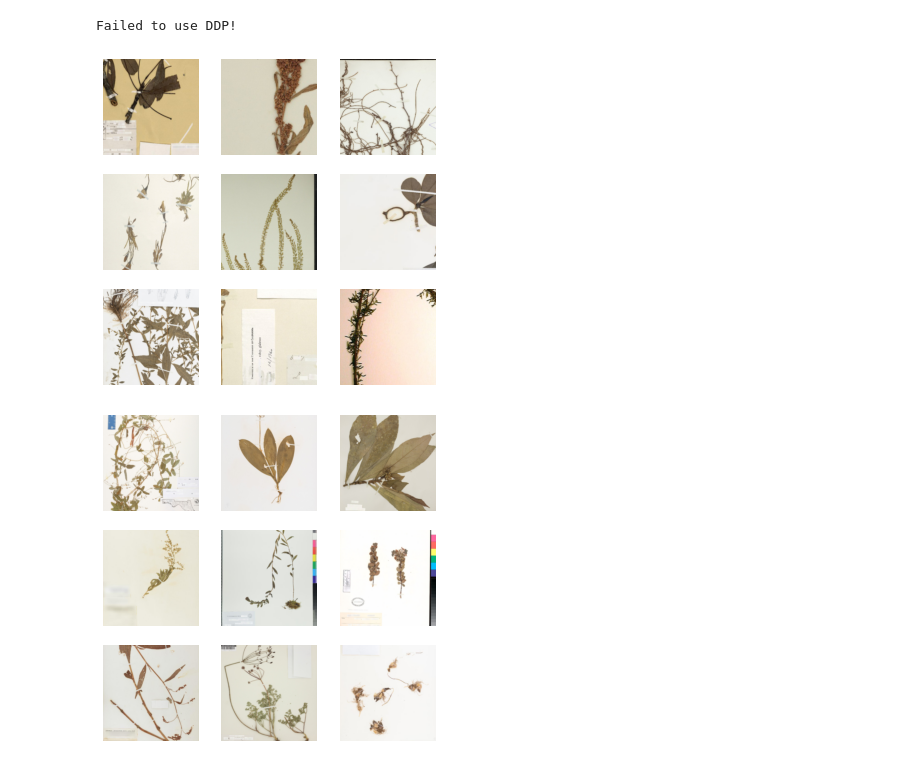
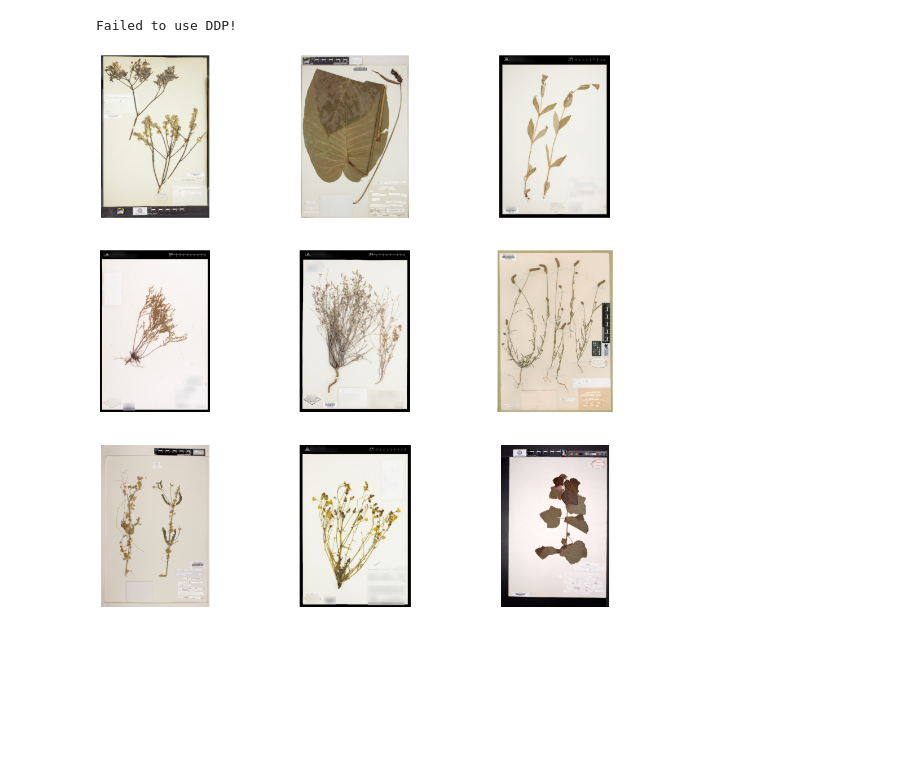
Before and after one commit to PinkPanther-ny/herb, a Jupyter notebook: visualize_dataset.ipynb, the cells around one changed output. Drawn from its saved outputs; the diff is of its cells as text; code cells hidden in the pictures; blank space fills up the shorter version.

Commit message:
Demonstrate preprocess class recent change, (can apply different transform)

```diff
--- a/visualize_dataset.ipynb
+++ b/visualize_dataset.ipynb
@@ -15,28 +15,20 @@ from torchvision.transforms import AutoAugmentPolicy
 Failed to use DDP!
 # %%
 # Transform for submit test images
-transform = transforms.Compose([
-    transforms.RandomCrop(500),
-    transforms.RandomResizedCrop(224),
+trans_train = transforms.Compose([
+    # transforms.RandomResizedCrop(224),
     transforms.ToTensor(),
     # transforms.Normalize([0.8154, 0.7915, 0.7389], [0.2073, 0.2196, 0.2408]),
     ])
 
-testloader = Preprocessor(trans_test=transform).get_submission_test_loader()
-visualize_loader(testloader, size_mul=1, rand=False, n=9)
+# Transform for training dataset
+trans_test = transforms.Compose([
+    transforms.RandomResizedCrop(128),
+    transforms.ToTensor(),
+    # transforms.Normalize([0.8154, 0.7915, 0.7389], [0.2073, 0.2196, 0.2408])
+    ])
+p = Preprocessor(trans_train=trans_train, trans_test=trans_test)
-# %% [output]
-[figure, removed]
-# %%
-# Transform for training dataset
-transform = transforms.Compose([
-    transforms.Resize(240),
-    transforms.CenterCrop((224, 224)),
-    transforms.RandomHorizontalFlip(),
-    transforms.ToTensor(),
-    # transforms.Normalize([0.8154, 0.7915, 0.7389], [0.2073, 0.2196, 0.2408])
-    ])
-p = Preprocessor(trans_train=transform)
-
-p.visualize_data(rand=True, train=False, size_mul=1, n=9)
-# %% [output]
-[figure, removed]
+# %%
+p.visualize_data(rand=False, train=True, size_mul=3, n=9)
+# %% [output]
+[figure, added]
```
Also changed, not shown: parts of 2 cells of this notebook.
